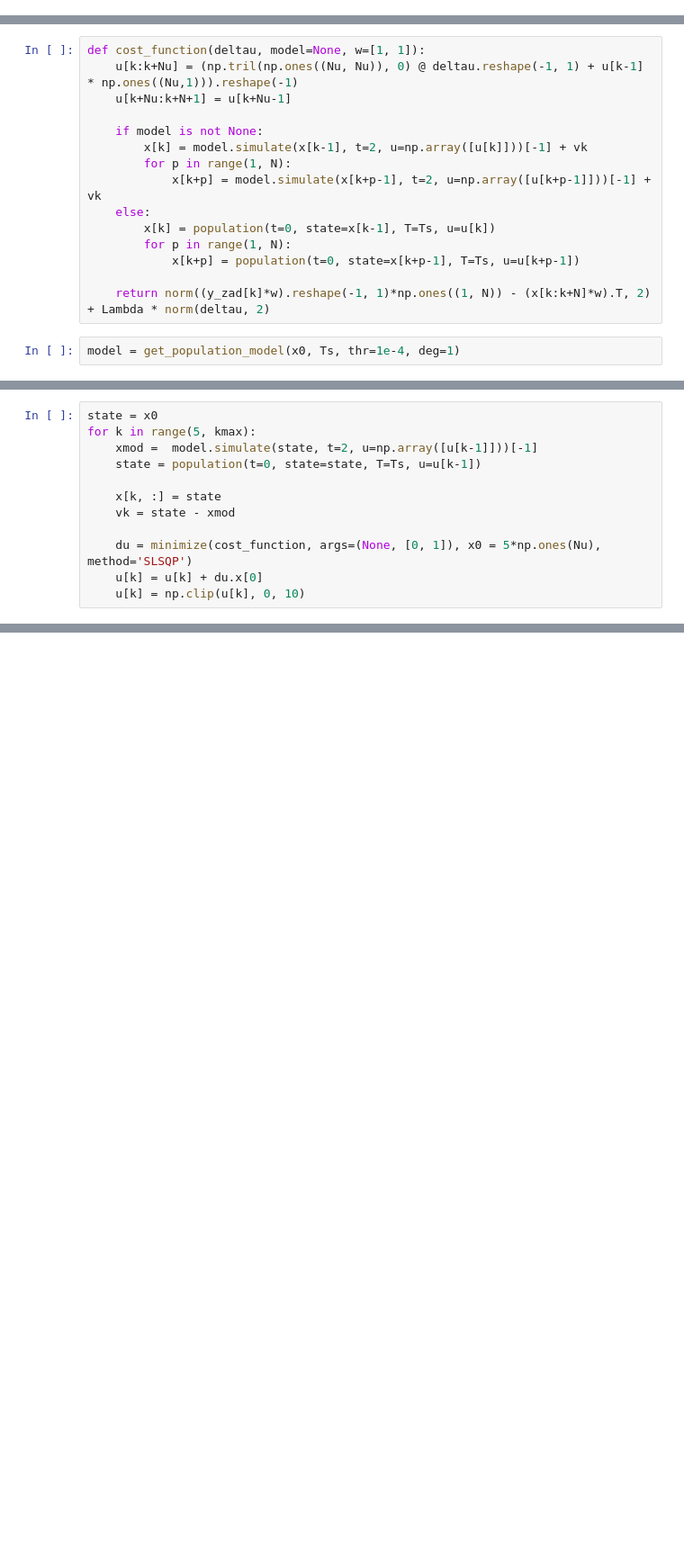
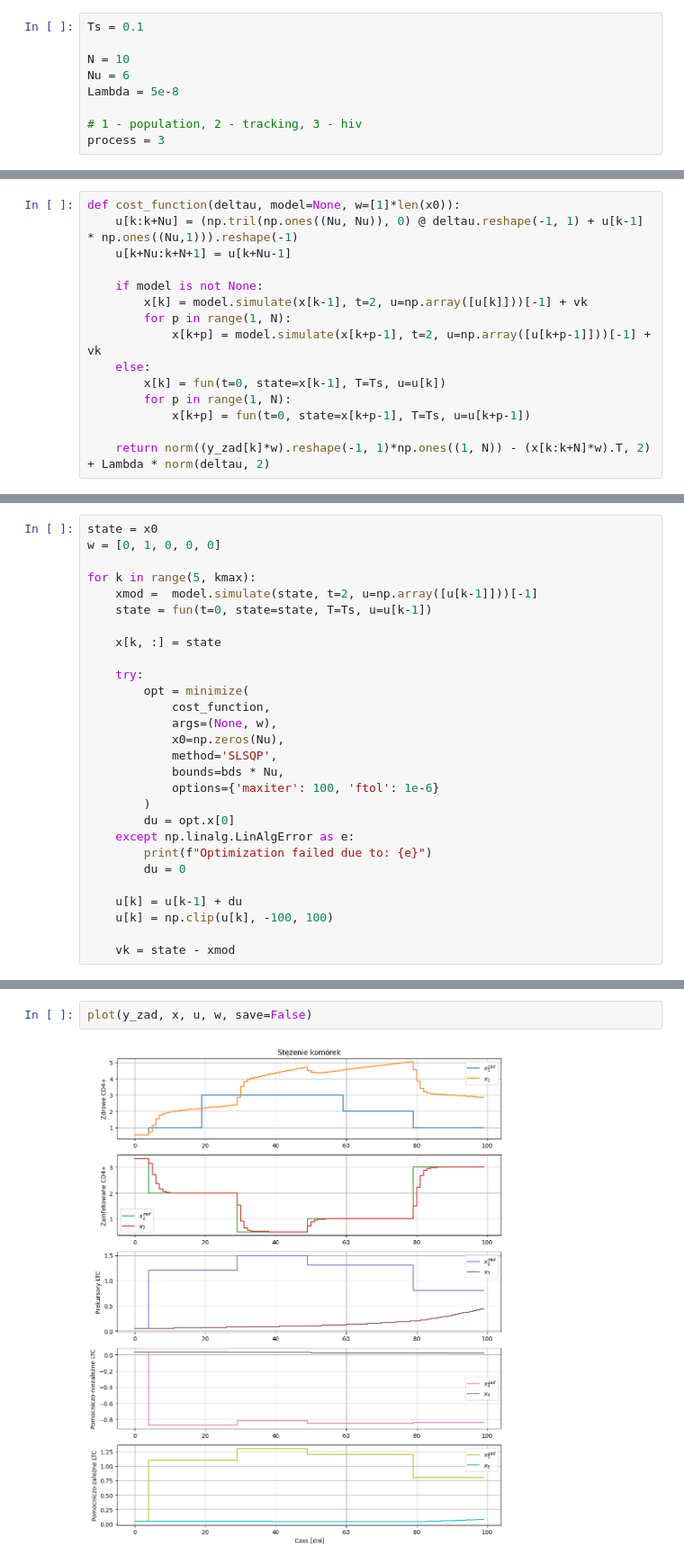
Before and after one commit to pochlebiacz/SINDy-in-MPC, a Jupyter notebook: MPC-NO.ipynb, the cells around one changed output, grey strips where cells are left out. Shown at 90% size. Saved outputs shown, nothing was run; the diff lists cells and outputs as text; blank space fills up the shorter version.

```diff
--- a/MPC-NO.ipynb
+++ b/MPC-NO.ipynb
@@ -25,0 +10,9 @@ x[0:5, :] = x0
+# %%
+Ts = 0.1
+
+N = 10
+Nu = 6
+Lambda = 5e-8
+
+# 1 - population, 2 - tracking, 3 - hiv
+process = 3
@@ -26,5 +56,5 @@ x[0:5, :] = x0
 # %%
-def cost_function(deltau, model=None, w=[1, 1]):
+def cost_function(deltau, model=None, w=[1]*len(x0)):
     u[k:k+Nu] = (np.tril(np.ones((Nu, Nu)), 0) @ deltau.reshape(-1, 1) + u[k-1] * np.ones((Nu,1))).reshape(-1)
     u[k+Nu:k+N+1] = u[k+Nu-1]
 
@@ -33,10 +63,8 @@ def cost_function(deltau, model=None, w=[1, 1]):
         for p in range(1, N):
             x[k+p] = model.simulate(x[k+p-1], t=2, u=np.array([u[k+p-1]]))[-1] + vk
     else:
-        x[k] = population(t=0, state=x[k-1], T=Ts, u=u[k])
+        x[k] = fun(t=0, state=x[k-1], T=Ts, u=u[k])
         for p in range(1, N):
-            x[k+p] = population(t=0, state=x[k+p-1], T=Ts, u=u[k+p-1])
+            x[k+p] = fun(t=0, state=x[k+p-1], T=Ts, u=u[k+p-1])
 
     return norm((y_zad[k]*w).reshape(-1, 1)*np.ones((1, N)) - (x[k:k+N]*w).T, 2) + Lambda * norm(deltau, 2)
-# %%
-model = get_population_model(x0, Ts, thr=1e-4, deg=1)
@@ -46,12 +71,28 @@ model = get_population_model(x0, Ts, thr=1e-4, deg=1)
 # %%
 state = x0
+w = [0, 1, 0, 0, 0]
+
 for k in range(5, kmax):
     xmod =  model.simulate(state, t=2, u=np.array([u[k-1]]))[-1]
-    state = population(t=0, state=state, T=Ts, u=u[k-1])
+    state = fun(t=0, state=state, T=Ts, u=u[k-1])
 
     x[k, :] = state
+
+    try:
+        opt = minimize(
+            cost_function,
+            args=(None, w),
+            x0=np.zeros(Nu),
+            method='SLSQP',
+            bounds=bds * Nu,
+            options={'maxiter': 100, 'ftol': 1e-6}
+        )
+        du = opt.x[0]
+    except np.linalg.LinAlgError as e:
+        print(f"Optimization failed due to: {e}")
+        du = 0
+
+    u[k] = u[k-1] + du
+    u[k] = np.clip(u[k], -100, 100)
+
     vk = state - xmod
-
-    du = minimize(cost_function, args=(None, [0, 1]), x0 = 5*np.ones(Nu), method='SLSQP')
-    u[k] = u[k] + du.x[0]
-    u[k] = np.clip(u[k], 0, 10)
@@ -87,0 +99,4 @@ plt.show()
+# %%
+plot(y_zad, x, u, w, save=False)
+# %% [output]
+[figure, added]
```
Also changed, not shown: parts of 7 cells of this notebook, 5 other files.
